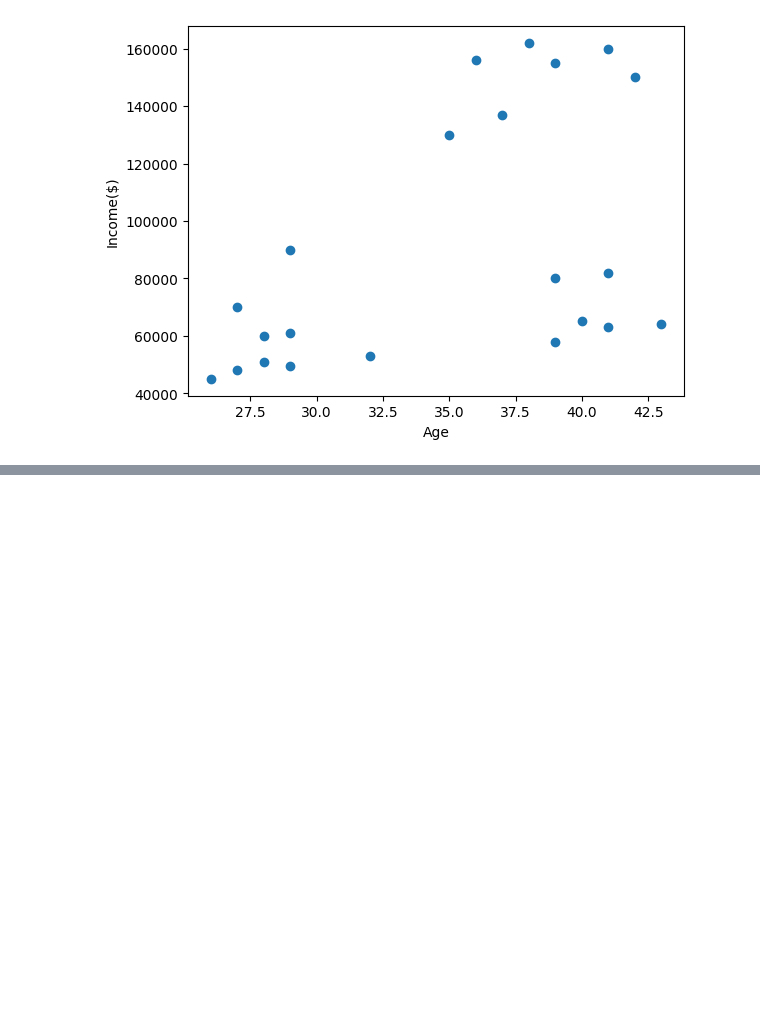
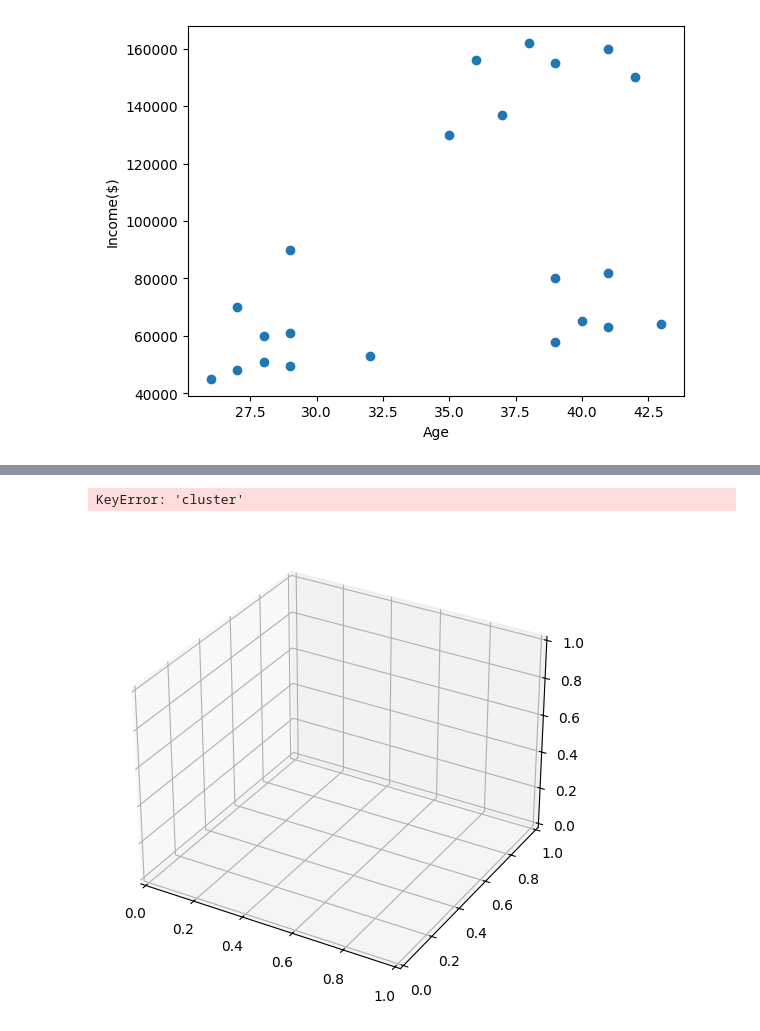
Before and after one commit to TARUN965/ML_with_flask, a Jupyter notebook: 13_Kmeans_tutorial.ipynb, the cells around one changed output, grey strips where cells are left out. Cells and saved outputs as stored; diff of their text form; code cells hidden in the pictures; blank space fills up the shorter version.

```diff
--- a/13_Kmeans_tutorial.ipynb
+++ b/13_Kmeans_tutorial.ipynb
@@ -87,0 +101,2 @@ df[['Age', 'Income($)']] = scaler.fit_transform(df[['Age', 'Income($)']])
+# %%
+array = df.values
@@ -87,0 +113,6 @@ df[['Age', 'Income($)']] = scaler.fit_transform(df[['Age', 'Income($)']])
+# %%
+stscaler = StandardScaler().fit(array)
+X = stscaler.transform(array)
+# %%
+dbscan = DBSCAN(eps=3, min_samples=2)
+dbscan.fit(X)
@@ -87,0 +141,2 @@ df[['Age', 'Income($)']] = scaler.fit_transform(df[['Age', 'Income($)']])
+# %%
+cl = pd.DataFrame(dbscan.labels_, columns=['cluster'])
@@ -87,0 +145,16 @@ df[['Age', 'Income($)']] = scaler.fit_transform(df[['Age', 'Income($)']])
+# %%
+pd.concat([df, cl], axis=1)
+############################
+fig = plt.figure(figsize=(10,6))
+ax = fig.add_subplot(111, projection='3d')
+
+# Select 3 features to plot
+ax.scatter(df["Fresh"], df["Milk"], df["Grocery"], c=df["cluster"], cmap="tab10", alpha=0.7)
+ax.set_xlabel("Fresh")
+ax.set_ylabel("Milk")
+ax.set_zlabel("Grocery")
+ax.set_title("DBSCAN Clustering (3D View)")
+plt.show()
+# %% [output]
+KeyError: 'cluster'
+[figure, added]
```
Also changed, not shown: parts of 12 cells of this notebook.
